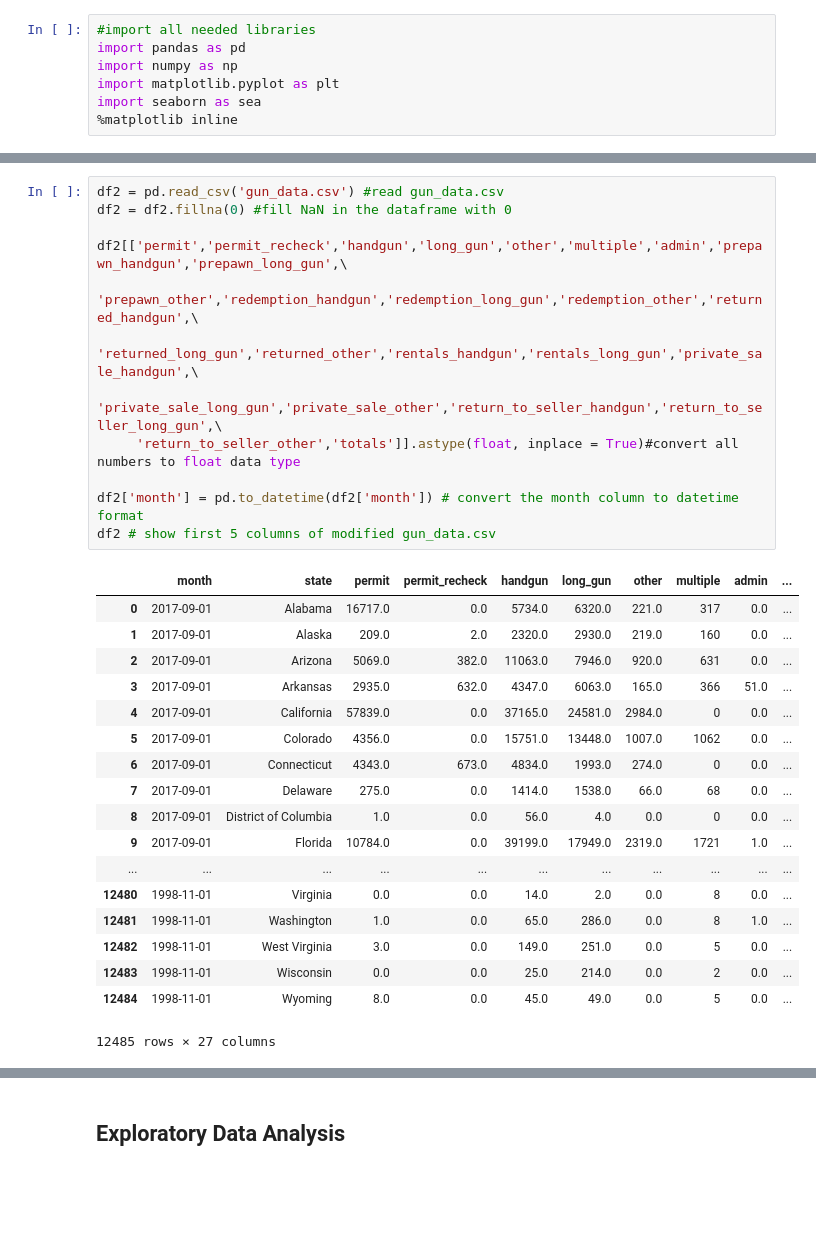
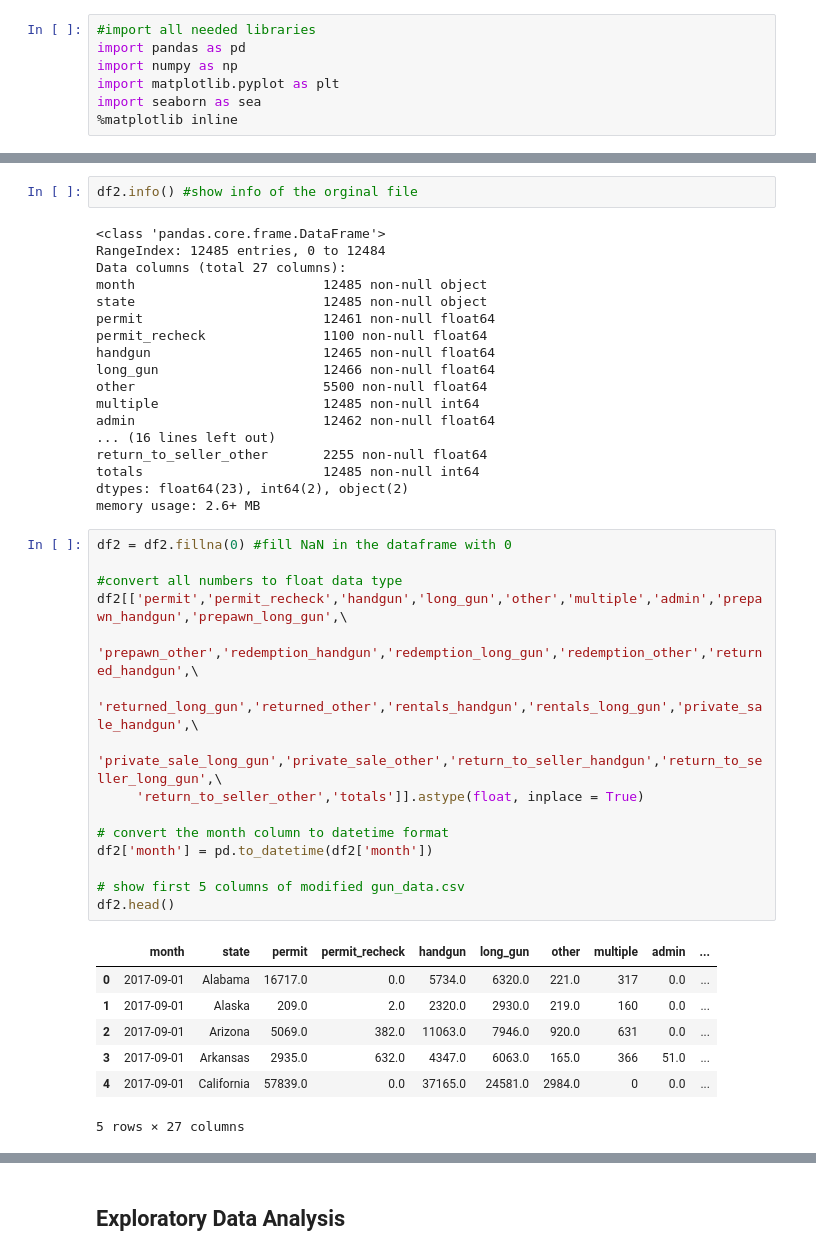
Before and after one commit to siuyik11/fbi_firearm_data_analysis, a Jupyter notebook: fbi_gun_data_analysis.ipynb, the cells around one changed output, grey strips where cells are left out. Saved outputs shown, nothing was run; the diff lists cells and outputs as text; blank space fills up the shorter version.

```diff
--- a/fbi_gun_data_analysis.ipynb
+++ b/fbi_gun_data_analysis.ipynb
@@ -70,32 +92,44 @@ memory usage: 25.6+ KB
+# %%
+df2.info() #show info of the orginal file
+# %% [output]
+<class 'pandas.core.frame.DataFrame'>
+RangeIndex: 12485 entries, 0 to 12484
+Data columns (total 27 columns):
+month                        12485 non-null object
+state                        12485 non-null object
+permit                       12461 non-null float64
+permit_recheck               1100 non-null float64
+handgun                      12465 non-null float64
+long_gun                     12466 non-null float64
+other                        5500 non-null float64
+multiple                     12485 non-null int64
+admin                        12462 non-null float64
+... (16 lines left out)
+return_to_seller_other       2255 non-null float64
+totals                       12485 non-null int64
+dtypes: float64(23), int64(2), object(2)
+memory usage: 2.6+ MB
 # %%
-df2 = pd.read_csv('gun_data.csv') #read gun_data.csv
 df2 = df2.fillna(0) #fill NaN in the dataframe with 0
 
+#convert all numbers to float data type
 df2[['permit','permit_recheck','handgun','long_gun','other','multiple','admin','prepawn_handgun','prepawn_long_gun',\
      'prepawn_other','redemption_handgun','redemption_long_gun','redemption_other','returned_handgun',\
      'returned_long_gun','returned_other','rentals_handgun','rentals_long_gun','private_sale_handgun',\
      'private_sale_long_gun','private_sale_other','return_to_seller_handgun','return_to_seller_long_gun',\
-     'return_to_seller_other','totals']].astype(float, inplace = True)#convert all numbers to float data type
+     'return_to_seller_other','totals']].astype(float, inplace = True)
 
-df2['month'] = pd.to_datetime(df2['month']) # convert the month column to datetime format
-df2 # show first 5 columns of modified gun_data.csv
+# convert the month column to datetime format
+df2['month'] = pd.to_datetime(df2['month'])
+
+# show first 5 columns of modified gun_data.csv
+df2.head()
 # %% [output]
 |  | month | state | permit | permit_recheck | handgun | long_gun | other | multiple | admin | ... |
 | 0 | 2017-09-01 | Alabama | 16717.0 | 0.0 | 5734.0 | 6320.0 | 221.0 | 317 | 0.0 | ... |
 | 1 | 2017-09-01 | Alaska | 209.0 | 2.0 | 2320.0 | 2930.0 | 219.0 | 160 | 0.0 | ... |
 | 2 | 2017-09-01 | Arizona | 5069.0 | 382.0 | 11063.0 | 7946.0 | 920.0 | 631 | 0.0 | ... |
 | 3 | 2017-09-01 | Arkansas | 2935.0 | 632.0 | 4347.0 | 6063.0 | 165.0 | 366 | 51.0 | ... |
 | 4 | 2017-09-01 | California | 57839.0 | 0.0 | 37165.0 | 24581.0 | 2984.0 | 0 | 0.0 | ... |
-| 5 | 2017-09-01 | Colorado | 4356.0 | 0.0 | 15751.0 | 13448.0 | 1007.0 | 1062 | 0.0 | ... |
-| 6 | 2017-09-01 | Connecticut | 4343.0 | 673.0 | 4834.0 | 1993.0 | 274.0 | 0 | 0.0 | ... |
-| 7 | 2017-09-01 | Delaware | 275.0 | 0.0 | 1414.0 | 1538.0 | 66.0 | 68 | 0.0 | ... |
-| 8 | 2017-09-01 | District of Columbia | 1.0 | 0.0 | 56.0 | 4.0 | 0.0 | 0 | 0.0 | ... |
-| 9 | 2017-09-01 | Florida | 10784.0 | 0.0 | 39199.0 | 17949.0 | 2319.0 | 1721 | 1.0 | ... |
-| ... | ... | ... | ... | ... | ... | ... | ... | ... | ... | ... |
-| 12480 | 1998-11-01 | Virginia | 0.0 | 0.0 | 14.0 | 2.0 | 0.0 | 8 | 0.0 | ... |
-| 12481 | 1998-11-01 | Washington | 1.0 | 0.0 | 65.0 | 286.0 | 0.0 | 8 | 1.0 | ... |
-| 12482 | 1998-11-01 | West Virginia | 3.0 | 0.0 | 149.0 | 251.0 | 0.0 | 5 | 0.0 | ... |
-| 12483 | 1998-11-01 | Wisconsin | 0.0 | 0.0 | 25.0 | 214.0 | 0.0 | 2 | 0.0 | ... |
-| 12484 | 1998-11-01 | Wyoming | 8.0 | 0.0 | 45.0 | 49.0 | 0.0 | 5 | 0.0 | ... |
-12485 rows × 27 columns
+5 rows × 27 columns
 # %%
```
Also changed, not shown: parts of 7 cells of this notebook, 1 other file.
